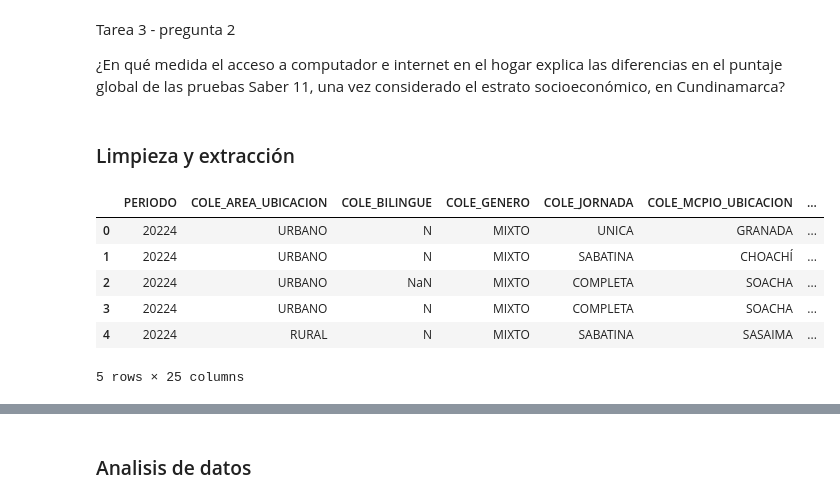
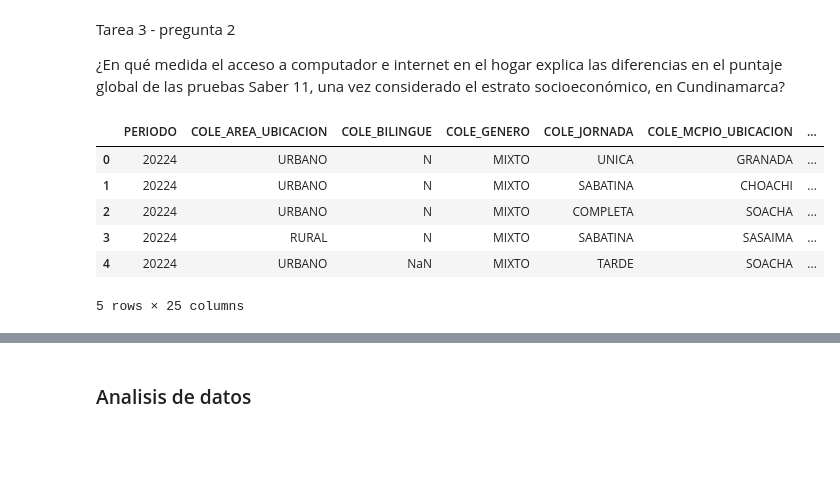
Before and after one commit to isabellagomez2003-sys/Proyecto-1, a Jupyter notebook: Soporte3_FuentesDeAnalisis_Pregunta2.ipynb, the cells around one changed output, grey strips where cells are left out. Cells and saved outputs as stored; diff of their text form; code cells hidden in the pictures; blank space fills up the shorter version.

Commit message:
Soporte 2 actualizado con la limpieza echa para la pregunta 2, df limpio actualizado

```diff
--- a/Soporte3_FuentesDeAnalisis_Pregunta2.ipynb
+++ b/Soporte3_FuentesDeAnalisis_Pregunta2.ipynb
@@ -2,23 +2,21 @@
 Tarea 3 - pregunta 2
 
 ¿En qué medida el acceso a computador e internet en el hogar explica las diferencias en el puntaje global de las pruebas Saber 11, una vez considerado el estrato socioeconómico, en Cundinamarca?
-# %% [markdown]
-### Limpieza y extracción
 # %%
 #librerias necesarias para exploración y limpieza
 import pandas as pd
 import numpy as np
 import matplotlib.pyplot as plt
 import seaborn as sns
 
 #subir archivo con los datos
-df = pd.read_csv("Datos_Cundinamarca.csv")
+df_limpio = pd.read_csv("df_limpio.csv")
 df.head()
 # %% [output]
 |  | PERIODO | COLE_AREA_UBICACION | COLE_BILINGUE | COLE_GENERO | COLE_JORNADA | COLE_MCPIO_UBICACION | ... |
 | 0 | 20224 | URBANO | N | MIXTO | UNICA | GRANADA | ... |
-| 1 | 20224 | URBANO | N | MIXTO | SABATINA | CHOACHÍ | ... |
-| 2 | 20224 | URBANO | NaN | MIXTO | COMPLETA | SOACHA | ... |
-| 3 | 20224 | URBANO | N | MIXTO | COMPLETA | SOACHA | ... |
-| 4 | 20224 | RURAL | N | MIXTO | SABATINA | SASAIMA | ... |
+| 1 | 20224 | URBANO | N | MIXTO | SABATINA | CHOACHI | ... |
+| 2 | 20224 | URBANO | N | MIXTO | COMPLETA | SOACHA | ... |
+| 3 | 20224 | RURAL | N | MIXTO | SABATINA | SASAIMA | ... |
+| 4 | 20224 | URBANO | NaN | MIXTO | TARDE | SOACHA | ... |
 5 rows × 25 columns
```
Also changed, not shown: parts of 12 cells of this notebook, 3 other files.
